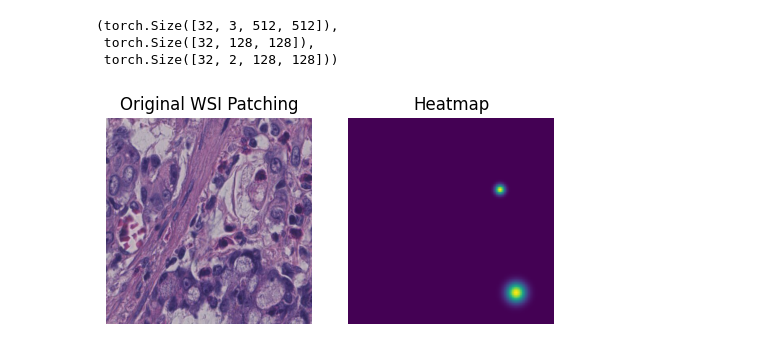
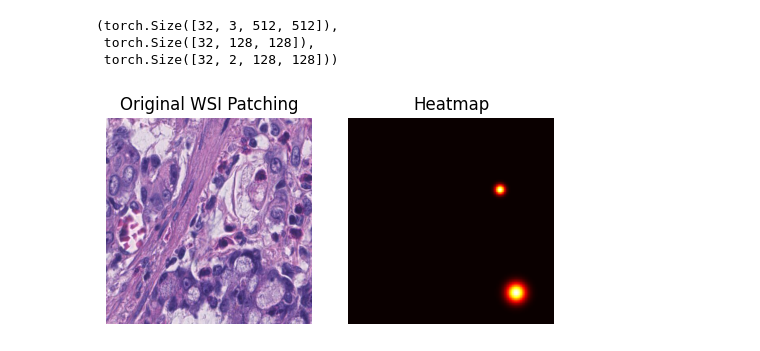
Before and after one commit to chatwipa-sur/SRCC_detection, a Jupyter notebook: Data_Exploration.ipynb, the cells around one changed output. Cells and saved outputs as stored; diff of their text form; code cells hidden in the pictures.

```diff
--- a/Data_Exploration.ipynb
+++ b/Data_Exploration.ipynb
@@ -1122,8 +1153,6 @@ torch.Size([3, 512, 512])
 # %%
 # Transform function
 transform = transforms.Compose([
-    transforms.ToPILImage(),  # Convert NumPy to PIL
-    transforms.ColorJitter(brightness=0.2, contrast=0.2),
     transforms.ToTensor(),
     transforms.Normalize(mean=[0.485, 0.456, 0.406],
                          std=[0.229, 0.224, 0.225])
@@ -1158,8 +1187,8 @@ def custom_collate_fn(batch):
     hms = torch.stack([torch.from_numpy(item[1]).float() for item in batch])
     regrs = torch.stack([torch.from_numpy(item[2]).float() for item in batch])
     gt_boxes = [item[3] for item in batch]
-
-    return images, hms, regrs, gt_boxes
+    flags = [item[4] for item in batch]
+    return images, hms, regrs, gt_boxes, flags
 
 # DataLoaders
 train_loader = DataLoader(train_dataset, batch_size=32, shuffle=True, collate_fn=custom_collate_fn)
@@ -1171,7 +1200,7 @@ test_loader = DataLoader(test_dataset, batch_size=32, shuffle=False, collate_fn=
 for batch in train_loader:
     if batch is None:
         continue
-    images, hm, regr, gt_boxes = batch
+    images, hm, regr, gt_boxes, flag = batch
     print(f"Loaded batch with {len(images)} images")
     break
 # %% [output]
@@ -1211,7 +1240,7 @@ plt.show()
 for batch in val_loader:
     if batch is None:
         continue
-    images, hm, regr, gt_boxes = batch
+    images, hm, regr, gt_boxes, flag = batch
     print(f"Loaded batch with {len(images)} images")
     break
 # %% [output]
@@ -1251,7 +1280,7 @@ plt.show()
 for batch in test_loader:
     if batch is None:
         continue
-    images, hm, regr, gt_boxes = batch
+    images, hm, regr, gt_boxes, flag = batch
     print(f"Loaded batch with {len(images)} images")
     break
 # %% [output]
@@ -1265,23 +1294,23 @@ images.shape, hm.shape, regr.shape
 # %%
 # Convert image to numpy
 image = unnormalize_tensor(images[30].clone())
 image = image.clone().permute(1, 2, 0).numpy()
 image = (image * 255).astype(np.uint8)
 
 # Plot using subplots
 fig, axs = plt.subplots(1, 2, figsize=(5, 2.5))
 
 # Show the original image
 axs[0].imshow(image)
 axs[0].set_title("Original WSI Patching")
 axs[0].axis('off')
 
 # Show the heatmap
-axs[1].imshow(hm[30])  # or use 'viridis', 'jet', etc.
+axs[1].imshow(hm[30], cmap = 'hot')
 axs[1].set_title("Heatmap")
 axs[1].axis('off')
 
 plt.tight_layout()
 plt.show()
 # %% [output]
-[figure, old version]
+[figure, new version]
```
Also changed, not shown: parts of 14 cells of this notebook.
